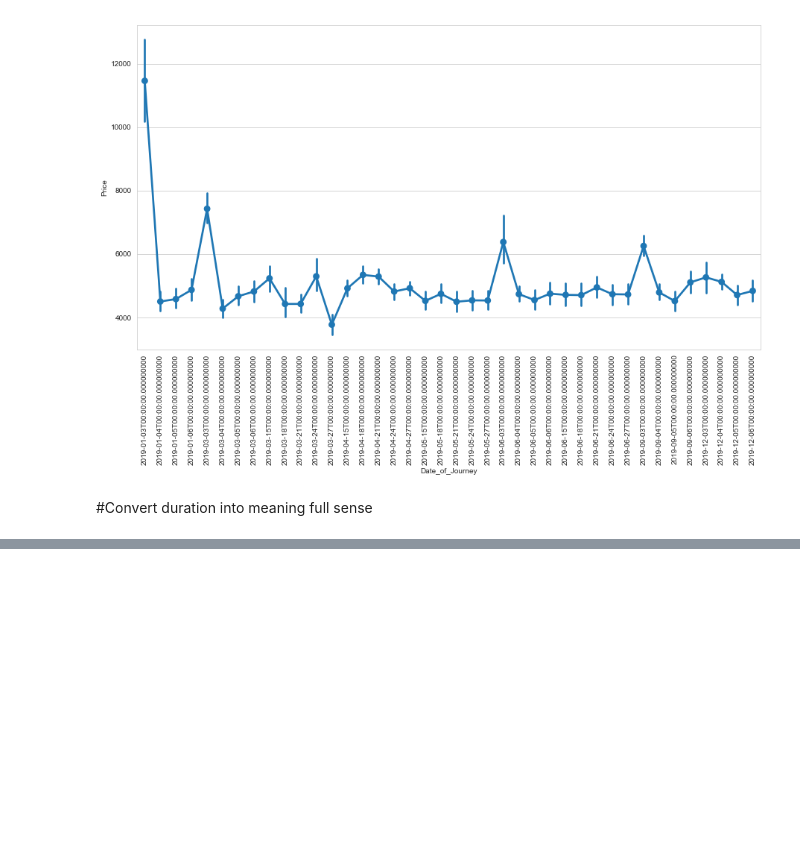
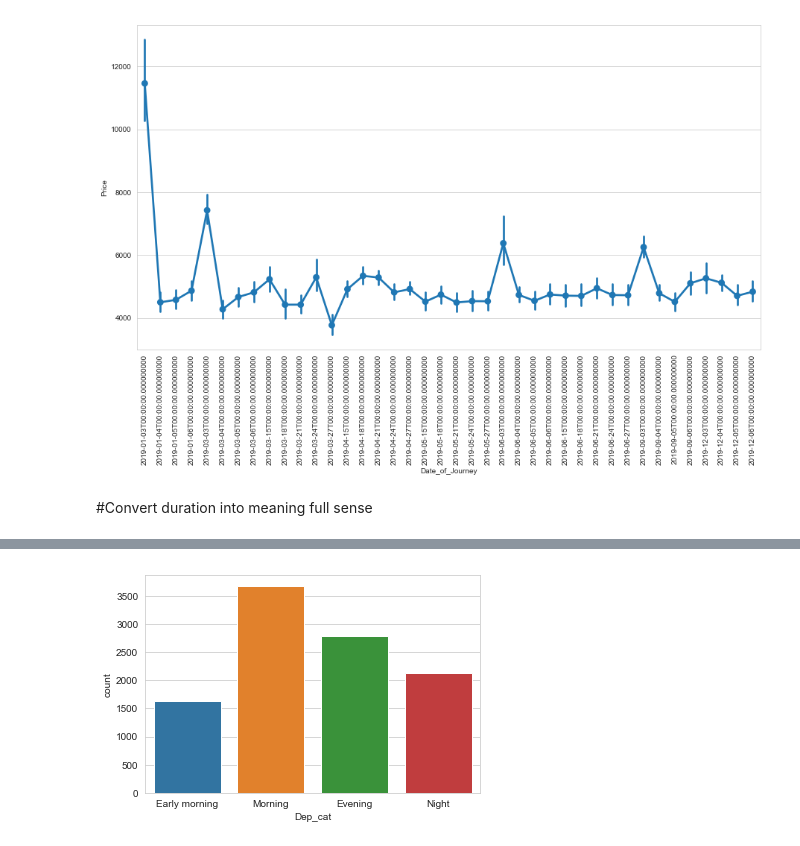
Before and after one commit to shashi29/Flight-price-prediction, a Jupyter notebook: model_2.py.ipynb, the cells around one changed output, grey strips where cells are left out. Saved outputs shown, nothing was run; the diff lists cells and outputs as text; code cells hidden in the pictures; blank space fills up the shorter version.

```diff
--- a/model_2.py.ipynb
+++ b/model_2.py.ipynb
@@ -155,0 +172,22 @@ TypeError: unhashable type: 'numpy.ndarray'
+# %%
+#Pre-process for Dept_Time
+#As we need to convert it into categorical variable
+new = train["Arrival_Time"].str.split(":", n = 1, expand = True)
+new[0] = pd.to_numeric(new[0])
+#Convert it into category
+train['Arrival_cat'] = pd.cut(new[0],
+                     bins=[0,6,12,18,24],
+                     labels=["Early morning", "Morning", "Evening", "Night"])
+# %%
+#Pre-process for Arrival Time
+#As we need to convert it into categorical variable
+new = train["Dep_Time"].str.split(":", n = 1, expand = True)
+new[0] = pd.to_numeric(new[0])
+#Convert it into category
+train['Dep_cat'] = pd.cut(new[0],
+                     bins=[0,6,12,18,24],
+                     labels=["Early morning", "Morning", "Evening", "Night"])
+# %%
+c1 = sns.countplot(train['Dep_cat'])
+# %% [output]
+[figure, added]
```
Also changed, not shown: parts of 13 cells of this notebook, 5 other files.
